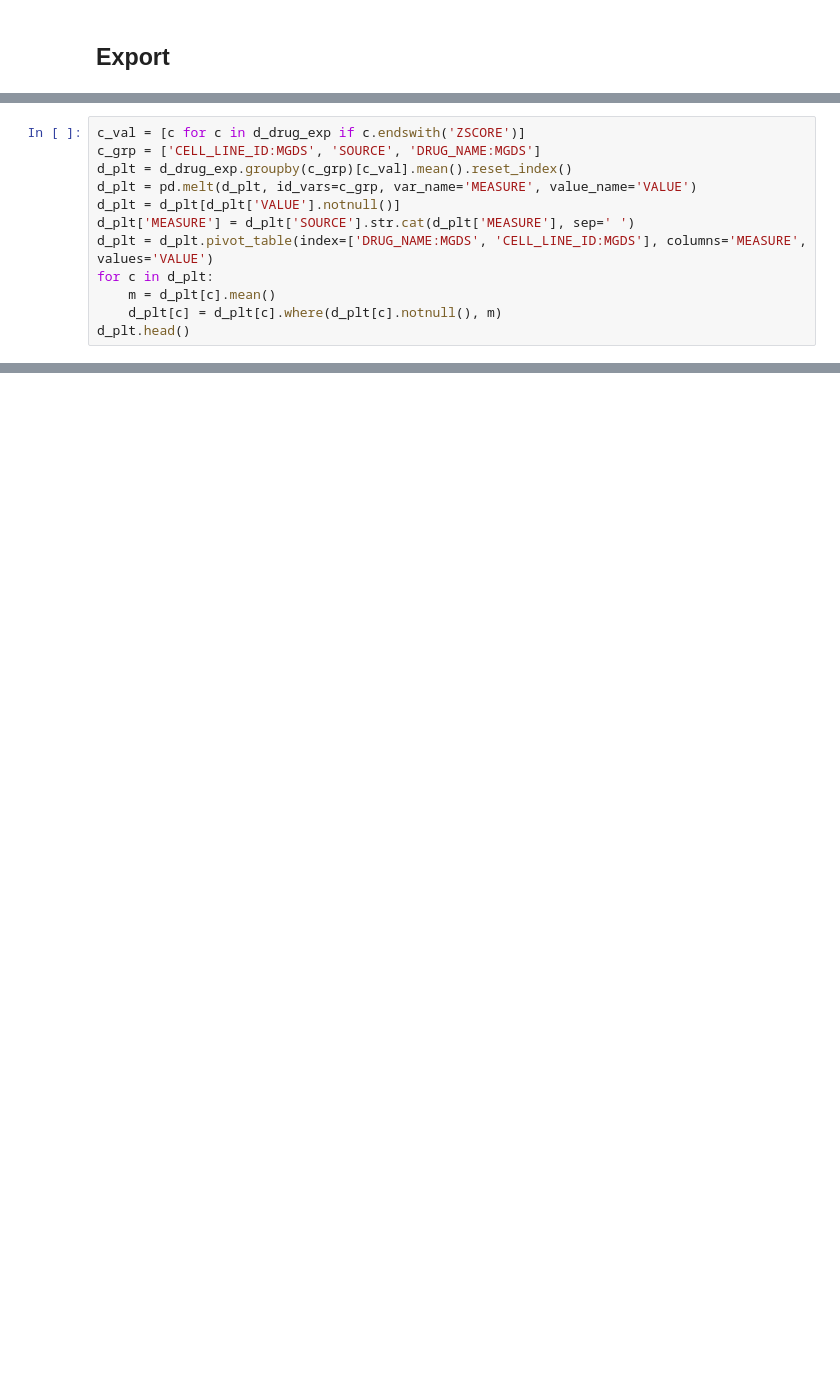
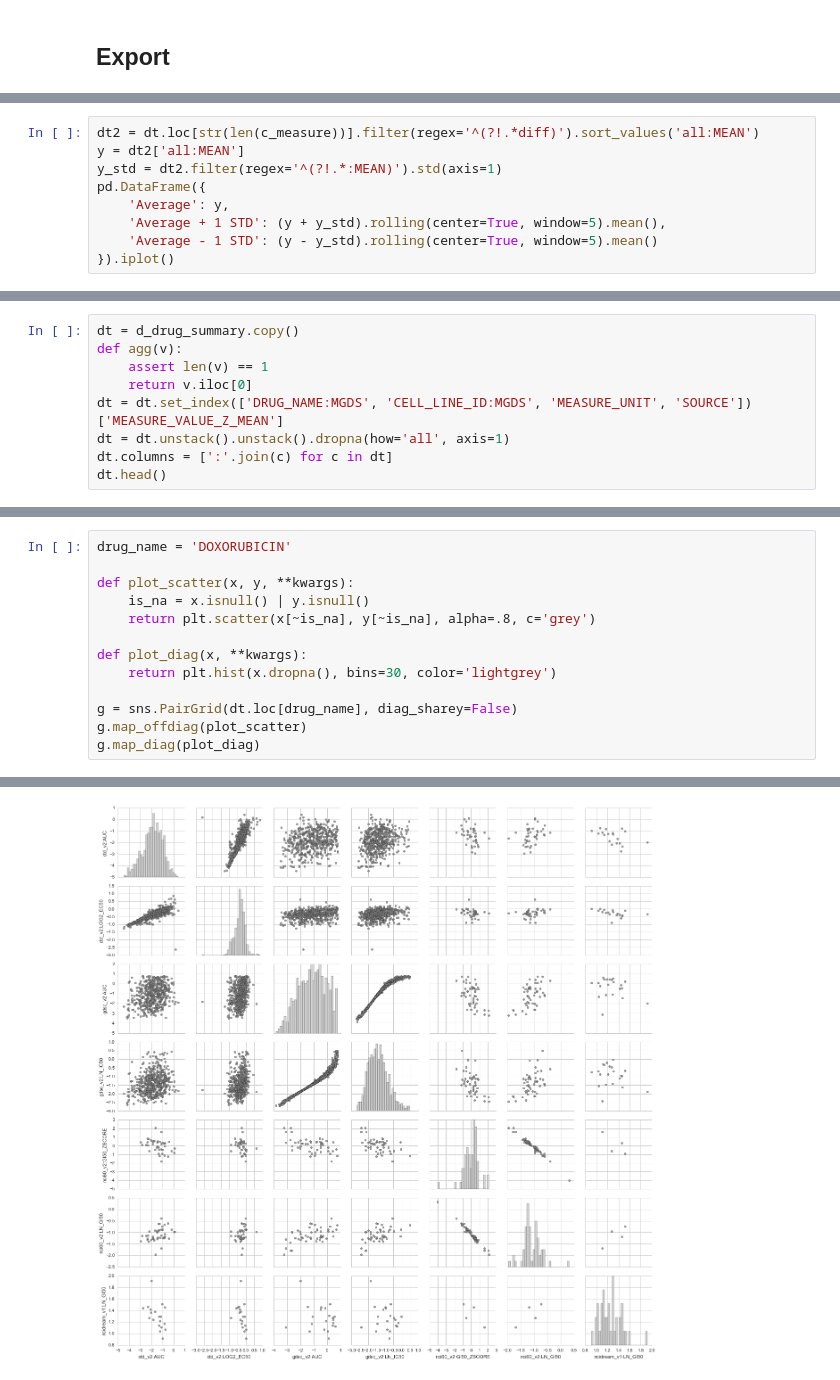
Before and after one commit to eric-czech/mgds, a Jupyter notebook: python/notebook/data_aggregation/export/superset/drug_data.ipynb, the cells around one changed output, grey strips where cells are left out. Cells and saved outputs as stored; diff of their text form; blank space fills up the shorter version.

```diff
--- a/python/notebook/data_aggregation/export/superset/drug_data.ipynb
+++ b/python/notebook/data_aggregation/export/superset/drug_data.ipynb
@@ -203,15 +336,3 @@ SOURCE              14293 non-null object
 DRUG_NAME:SOURCE    14293 non-null object
 dtypes: object(4)
 memory usage: 446.7+ KB
-# %%
-c_val = [c for c in d_drug_exp if c.endswith('ZSCORE')]
-c_grp = ['CELL_LINE_ID:MGDS', 'SOURCE', 'DRUG_NAME:MGDS']
-d_plt = d_drug_exp.groupby(c_grp)[c_val].mean().reset_index()
-d_plt = pd.melt(d_plt, id_vars=c_grp, var_name='MEASURE', value_name='VALUE')
-d_plt = d_plt[d_plt['VALUE'].notnull()]
-d_plt['MEASURE'] = d_plt['SOURCE'].str.cat(d_plt['MEASURE'], sep=' ')
-d_plt = d_plt.pivot_table(index=['DRUG_NAME:MGDS', 'CELL_LINE_ID:MGDS'], columns='MEASURE', values='VALUE')
-for c in d_plt:
-    m = d_plt[c].mean()
-    d_plt[c] = d_plt[c].where(d_plt[c].notnull(), m)
-d_plt.head()
@@ -253,0 +399,9 @@ d_plt.loc[drug_name].info()
+# %%
+dt2 = dt.loc[str(len(c_measure))].filter(regex='^(?!.*diff)').sort_values('all:MEAN')
+y = dt2['all:MEAN']
+y_std = dt2.filter(regex='^(?!.*:MEAN)').std(axis=1)
+pd.DataFrame({
+    'Average': y,
+    'Average + 1 STD': (y + y_std).rolling(center=True, window=5).mean(),
+    'Average - 1 STD': (y - y_std).rolling(center=True, window=5).mean()
+}).iplot()
@@ -253,0 +410,9 @@ d_plt.loc[drug_name].info()
+# %%
+dt = d_drug_summary.copy()
+def agg(v):
+    assert len(v) == 1
+    return v.iloc[0]
+dt = dt.set_index(['DRUG_NAME:MGDS', 'CELL_LINE_ID:MGDS', 'MEASURE_UNIT', 'SOURCE'])['MEASURE_VALUE_Z_MEAN']
+dt = dt.unstack().unstack().dropna(how='all', axis=1)
+dt.columns = [':'.join(c) for c in dt]
+dt.head()
@@ -253,0 +442,14 @@ d_plt.loc[drug_name].info()
+# %%
+drug_name = 'DOXORUBICIN'
+
+def plot_scatter(x, y, **kwargs):
+    is_na = x.isnull() | y.isnull()
+    return plt.scatter(x[~is_na], y[~is_na], alpha=.8, c='grey')
+
+def plot_diag(x, **kwargs):
+    return plt.hist(x.dropna(), bins=30, color='lightgrey')
+
+g = sns.PairGrid(dt.loc[drug_name], diag_sharey=False)
+g.map_offdiag(plot_scatter)
+g.map_diag(plot_diag)
+# %% [output]
@@ -253,0 +457 @@ d_plt.loc[drug_name].info()
+[figure, added]
```
Also changed, not shown: parts of 31 cells of this notebook, 3 other files.
